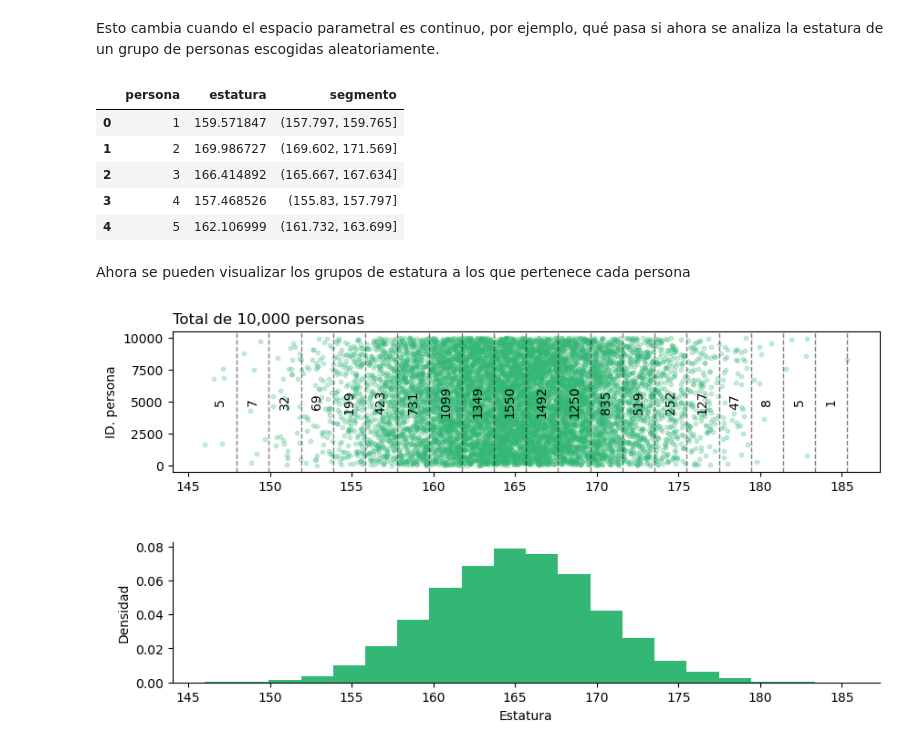
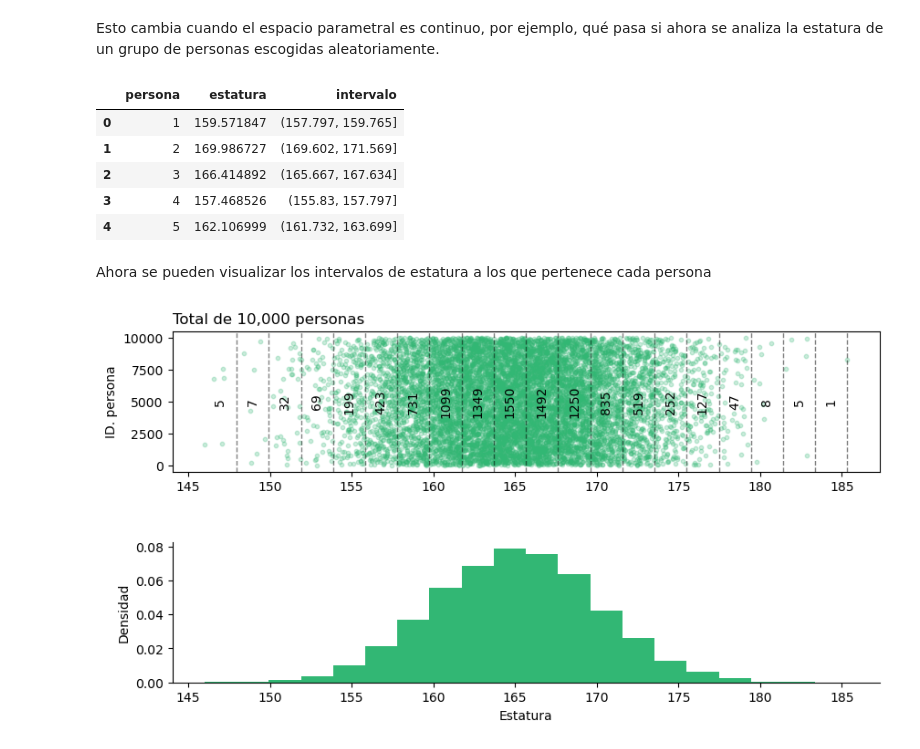
Before and after one commit to CAMM961001/bayesian_analysis, a Jupyter notebook: notebooks/01_probabilidad.ipynb, the cells around one changed output. Drawn from its saved outputs; the diff is of its cells as text; code cells hidden in the pictures.

Commit message:
Intervalos de confianza

```diff
--- a/notebooks/01_probabilidad.ipynb
+++ b/notebooks/01_probabilidad.ipynb
@@ -102,28 +102,28 @@ Esto cambia cuando el espacio parametral es continuo, por ejemplo, qué pasa si
 # %%
 n = 10_000
 bins = 20
 
 estaturas = (
     pd.DataFrame(
         data={
             'persona': np.arange(start=1, stop=n+1, step=1)
             ,'estatura': norm.rvs(loc=165, scale=5, size=n, random_state=123)
         }
     )
     .assign(
-        segmento = lambda _df: pd.cut(x=_df.estatura, bins=bins)
+        intervalo = lambda _df: pd.cut(x=_df.estatura, bins=bins)
     )
 )
 
 estaturas.head()
 # %% [output]
-|  | persona | estatura | segmento |
+|  | persona | estatura | intervalo |
 | 0 | 1 | 159.571847 | (157.797, 159.765] |
 | 1 | 2 | 169.986727 | (169.602, 171.569] |
 | 2 | 3 | 166.414892 | (165.667, 167.634] |
 | 3 | 4 | 157.468526 | (155.83, 157.797] |
 | 4 | 5 | 162.106999 | (161.732, 163.699] |
 # %% [markdown]
-Ahora se pueden visualizar los grupos de estatura a los que pertenece cada persona
+Ahora se pueden visualizar los intervalos de estatura a los que pertenece cada persona
 # %%
 # Datos de la visualización
```
Also changed, not shown: parts of 13 cells of this notebook.
